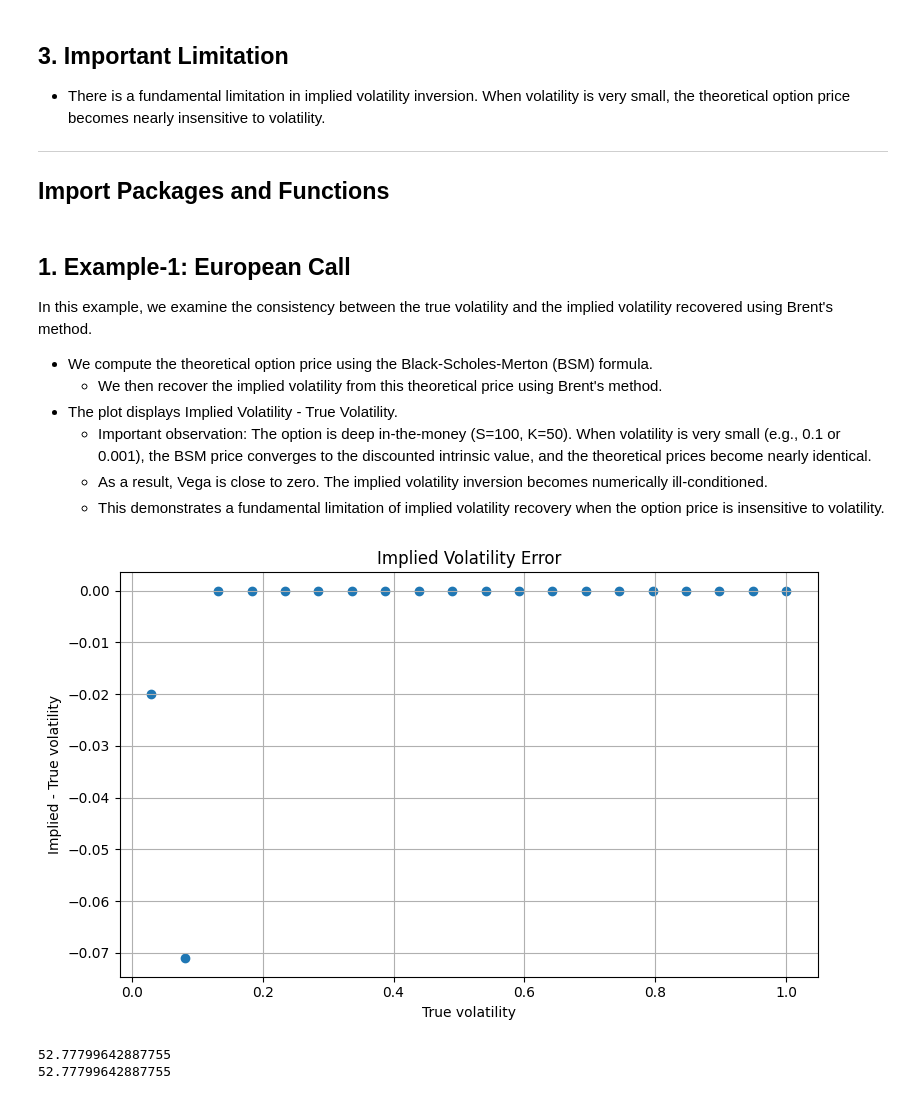
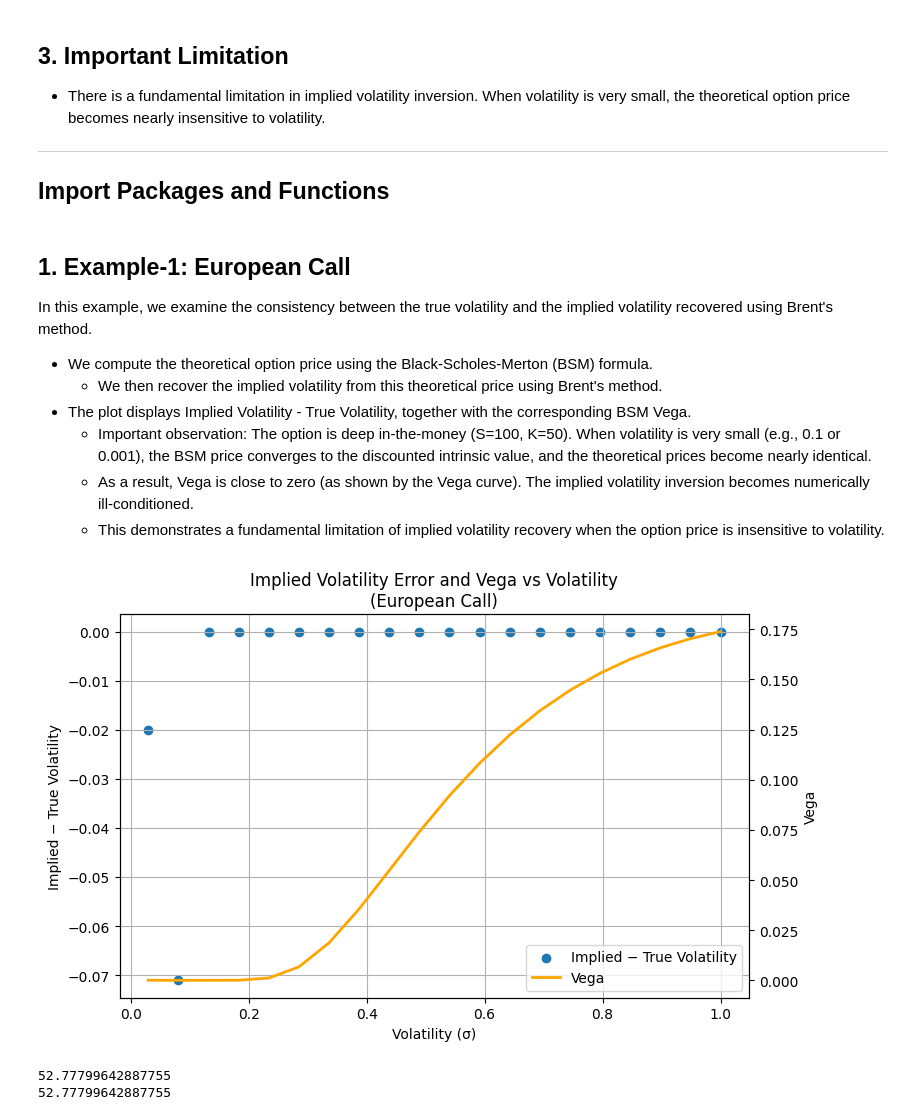
Before and after one commit to hsiuhsil/options_futures_derivatives, a Jupyter notebook: notebooks/implied volatility.ipynb, the cells around one changed output. Drawn from its saved outputs; the diff is of its cells as text; code cells hidden in the pictures.

```diff
--- a/notebooks/implied volatility.ipynb
+++ b/notebooks/implied volatility.ipynb
@@ -33,45 +34,63 @@ In this example, we examine the consistency between the true volatility and the
 
 - We compute the theoretical option price using the Black-Scholes-Merton (BSM) formula.
   - We then recover the implied volatility from this theoretical price using Brent's method.
-- The plot displays Implied Volatility - True Volatility.
+- The plot displays Implied Volatility - True Volatility, together with the corresponding BSM Vega.
   - Important observation: The option is deep in-the-money (S=100, K=50). When volatility is very small (e.g., 0.1 or 0.001), the BSM price converges to the discounted intrinsic value, and the theoretical prices become nearly identical.
-  - As a result, Vega is close to zero. The implied volatility inversion becomes numerically ill-conditioned.
+  - As a result, Vega is close to zero (as shown by the Vega curve). The implied volatility inversion becomes numerically ill-conditioned.
   - This demonstrates a fundamental limitation of implied volatility recovery when the option price is insensitive to volatility.
 # %%
 # parameters
 s = 100
 k = 50
 T = 1
 r = 0.1
 q = 0.02
 
 option_type = 'call'
 exercise_style = 'European'
 
 sigma_vals = np.linspace(0.03, 1, 20)
 implied_vol_vals = np.zeros_like(sigma_vals)
+vega_vals = np.zeros_like(sigma_vals)
 
 # compute implied volatilities
 
 for i, sigma in enumerate(sigma_vals):
 
     # theoretical BSM price
     price_bsm = price_option_bsm(option_type, exercise_style, s, k, r, sigma, T, q)
     # recover implied volatility
     implied_vol_vals[i] = implied_vol_brent(option_type, exercise_style, price_bsm, s, k, r, T, q, sigma_low=1e-2, sigma_high=1)
+    # the vega from BSM
+    vega_vals[i] = vega_bsm(s, k, r, sigma, T, q)
 
 vol_error = implied_vol_vals - sigma_vals
 
-plt.figure(figsize=(8,5))
-plt.scatter(sigma_vals, vol_error)
-plt.xlabel('True volatility')
-plt.ylabel('Implied - True volatility')
-plt.title('Implied Volatility Error')
-plt.grid()
+fig, ax1 = plt.subplots(figsize=(8,5))
+
+# Left axis: Implied vol error
+ax1.scatter(sigma_vals, vol_error, label='Implied − True Volatility')
+ax1.set_xlabel('Volatility (σ)')
+ax1.set_ylabel('Implied − True Volatility')
+ax1.grid(True)
+
+# Right axis: Vega (orange)
+ax2 = ax1.twinx()
+ax2.plot(sigma_vals, vega_vals, color='orange', linewidth=2, label='Vega')
+ax2.set_ylabel('Vega')
+
+# Title
+plt.title('Implied Volatility Error and Vega vs Volatility\n(European Call)')
+
+# Combine legends
+lines1, labels1 = ax1.get_legend_handles_labels()
+lines2, labels2 = ax2.get_legend_handles_labels()
+ax1.legend(lines1 + lines2, labels1 + labels2, loc='best')
+
 plt.tight_layout()
 plt.show()
 # %% [output]
-[figure, old version]
+[figure, new version]
 # %%
 print(price_option_bsm(option_type, exercise_style, s, k, r, 0.1, T, q))
 print(price_option_bsm(option_type, exercise_style, s, k, r, 1e-4, T, q))
```
Also changed, not shown: parts of 3 cells of this notebook.
